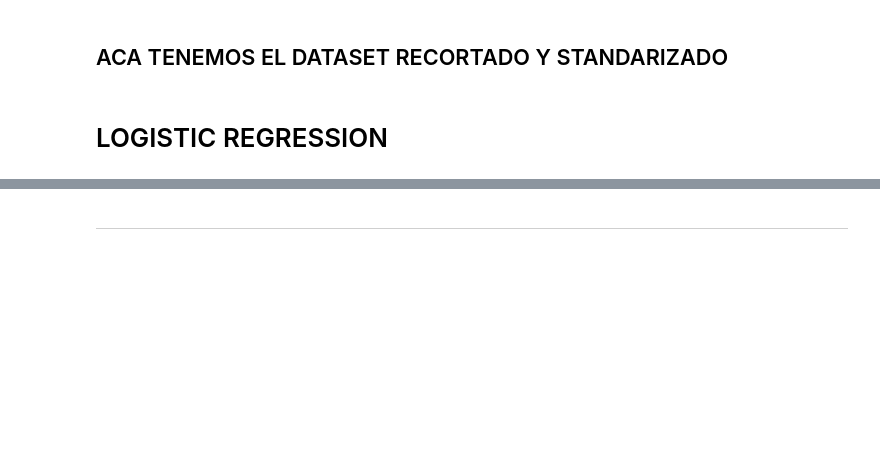
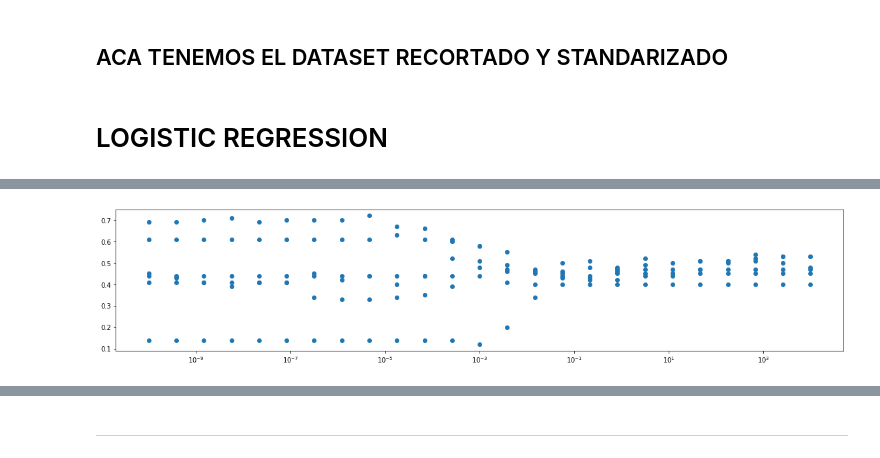
Before and after one commit to JaviCeRodriguez/Heart-Failure-ML, a Jupyter notebook: classification.ipynb, the cells around one changed output, grey strips where cells are left out. Saved outputs shown, nothing was run; the diff lists cells and outputs as text; code cells hidden in the pictures; blank space fills up the shorter version.

```diff
--- a/classification.ipynb
+++ b/classification.ipynb
@@ -85,3 +85,10 @@ print(accuracy_score(targ_train, lr_model.predict(feat_train)))
+# %%
+grilla.cv_results_["mean_test_score"]
+fig, ax1 = plt.subplots(1, 1, figsize=(20, 4))
+plt.scatter(grilla.cv_results_["param_regressor__C"],grilla.cv_results_["mean_test_score"])
+ax1.set_xscale('log')
+# %% [output]
+[figure, added]
 # %%
 cm = confusion_matrix(targ_train, lr_model.predict(feat_train))
 disp = ConfusionMatrixDisplay(confusion_matrix=cm)
```
Also changed, not shown: parts of 16 cells of this notebook.
